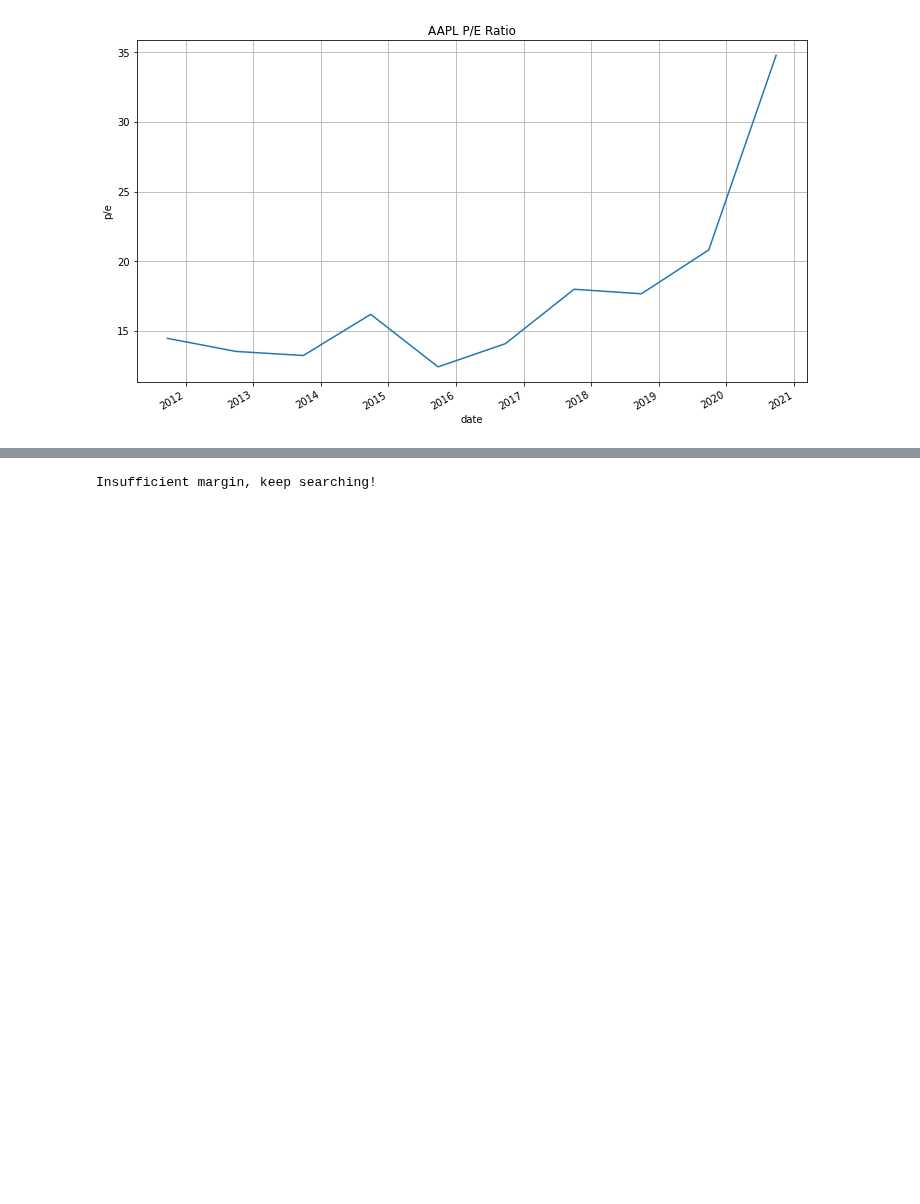
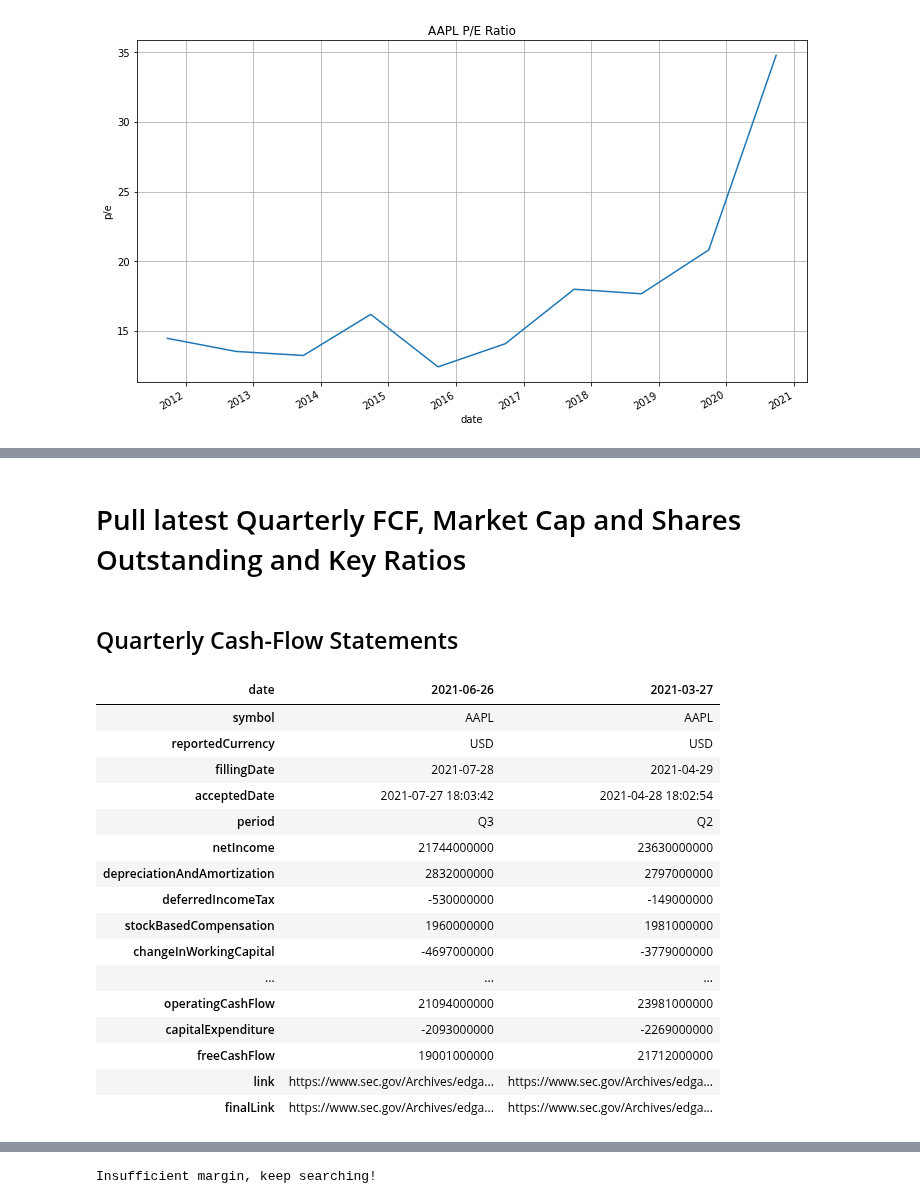
Before and after one commit to dbogatic/value_investing, a Jupyter notebook: intrinsic_value.ipynb, the cells around one changed output, grey strips where cells are left out. Saved outputs shown, nothing was run; the diff lists cells and outputs as text; code cells hidden in the pictures; blank space fills up the shorter version.

```diff
--- a/intrinsic_value.ipynb
+++ b/intrinsic_value.ipynb
@@ -249,0 +232,29 @@ key_metrics['peRatio'].astype('float').plot(figsize= (12,7), grid=True,title=f'{
+# %% [markdown]
+# Pull latest Quarterly FCF, Market Cap and Shares Outstanding and Key Ratios
+# %% [markdown]
+## Quarterly Cash-Flow Statements
+# %%
+url = f'https://financialmodelingprep.com/api/v3/cash-flow-statement/{ticker}?period=quarter&limit=2&apikey={FMP_API_KEY}'
+quarterly_cash = requests.get(url).json()
+quarterly_cash = pd.DataFrame(quarterly_cash)
+quarterly_cash['date'] = pd.to_datetime(quarterly_cash['date'])
+quarterly_cash = quarterly_cash.set_index('date')
+quarterly_cash.T
+# %% [output]
+| date | 2021-06-26 | 2021-03-27 |
+| symbol | AAPL | AAPL |
+| reportedCurrency | USD | USD |
+| fillingDate | 2021-07-28 | 2021-04-29 |
+| acceptedDate | 2021-07-27 18:03:42 | 2021-04-28 18:02:54 |
+| period | Q3 | Q2 |
+| netIncome | 21744000000 | 23630000000 |
+| depreciationAndAmortization | 2832000000 | 2797000000 |
+| deferredIncomeTax | -530000000 | -149000000 |
+| stockBasedCompensation | 1960000000 | 1981000000 |
+| changeInWorkingCapital | -4697000000 | -3779000000 |
+| ... | ... | ... |
+| operatingCashFlow | 21094000000 | 23981000000 |
+| capitalExpenditure | -2093000000 | -2269000000 |
+| freeCashFlow | 19001000000 | 21712000000 |
+| link | https://www.sec.gov/Archives/edga... | https://www.sec.gov/Archives/edga... |
+| finalLink | https://www.sec.gov/Archives/edga... | https://www.sec.gov/Archives/edga... |
```
Also changed, not shown: parts of 32 cells of this notebook.
